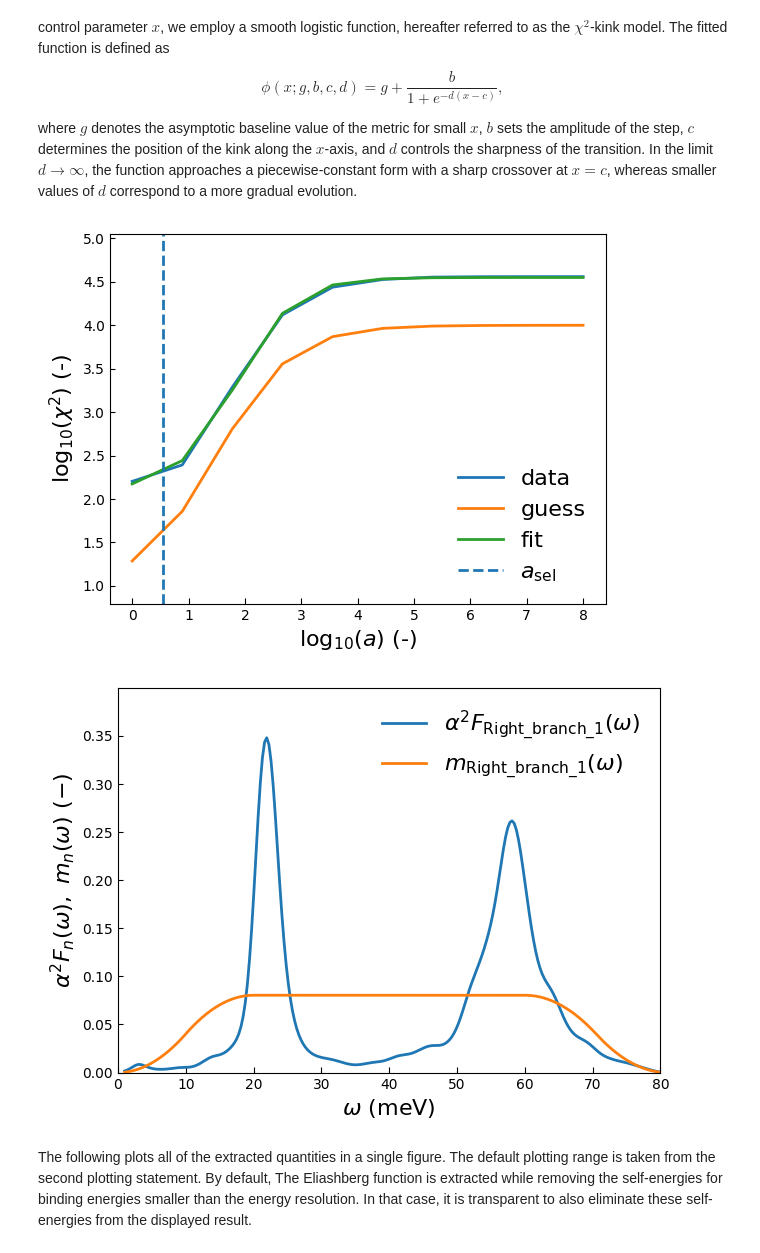
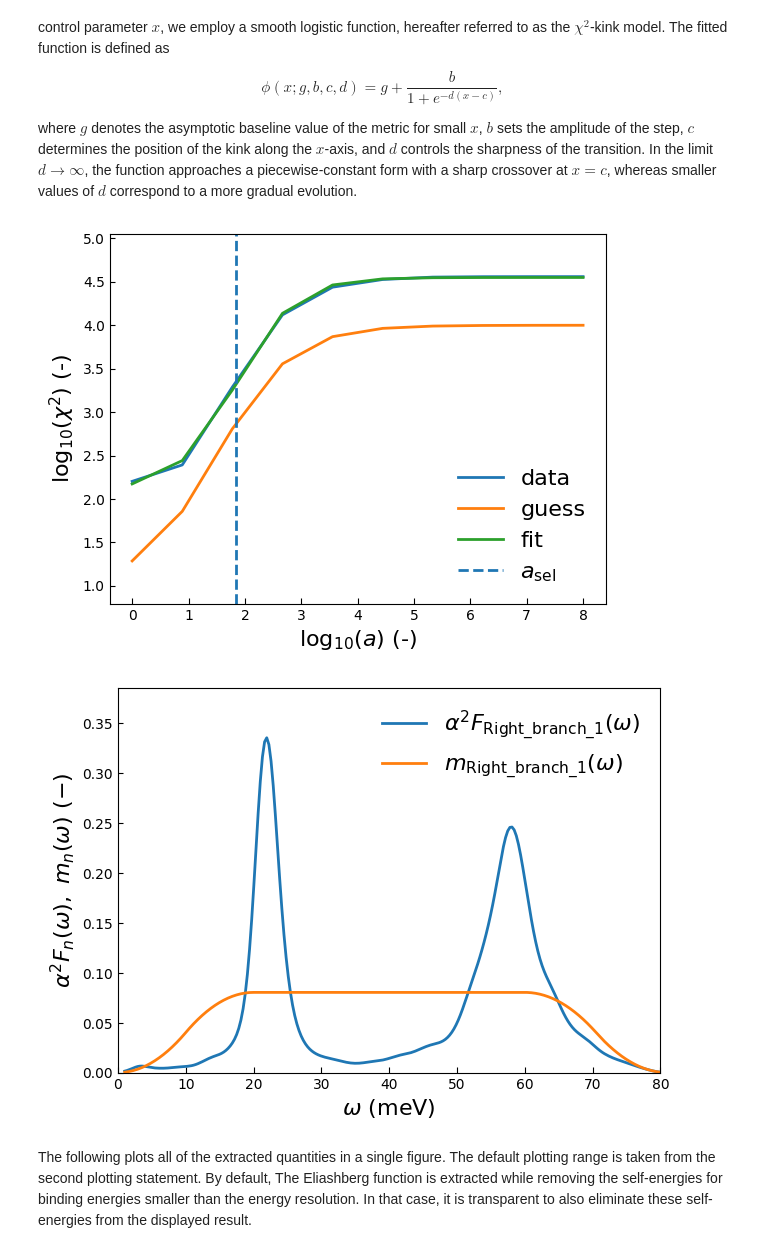
Before and after one commit to masaharutennis/xARPES, a Jupyter notebook: doc/notebooks/verification.ipynb, the cells around one changed output. Drawn from its saved outputs; the diff is of its cells as text; code cells hidden in the pictures.

```diff
--- a/doc/notebooks/verification.ipynb
+++ b/doc/notebooks/verification.ipynb
@@ -140,16 +140,17 @@ gradual evolution.
 # %%
 %matplotlib inline
 
 fig, spectrum, model, omega_range, aval_select = self_energy.extract_a2f(
     omega_min=1.0, omega_max=80, omega_num=250, omega_I=20, omega_M=60,
     aval_min=1.5, aval_num=10, aval_max=9.5, lambda_el=0.1132858,
     impurity_magnitude=10.041243, h_n=0.0803366,
+    f_chi_squared=0,
     g_guess=1.0, b_guess=3.0, c_guess=3.0, d_guess=1.5,
     show=True, fig_close=False)
 
 plt.show()
 # %% [output]
-[figure, old version]
+[figure, new version]
 # %%
 %matplotlib inline
 
@@ -159,7 +160,7 @@ fig = self_energy.plot_spectra(ax=ax)
 
 plt.show()
 # %% [output]
-[figure, old version]
+[figure, new version]
 # %% [markdown]
 The following plots all of the extracted quantities in a single figure. The default plotting range is taken from the second plotting statement.
 By default, The Eliashberg function is extracted while removing the self-energies for binding energies smaller than the energy resolution. In that case, it is transparent to also eliminate these self-energies from the displayed result.
```
Also changed, not shown: parts of 3 cells of this notebook, 5 other files.
